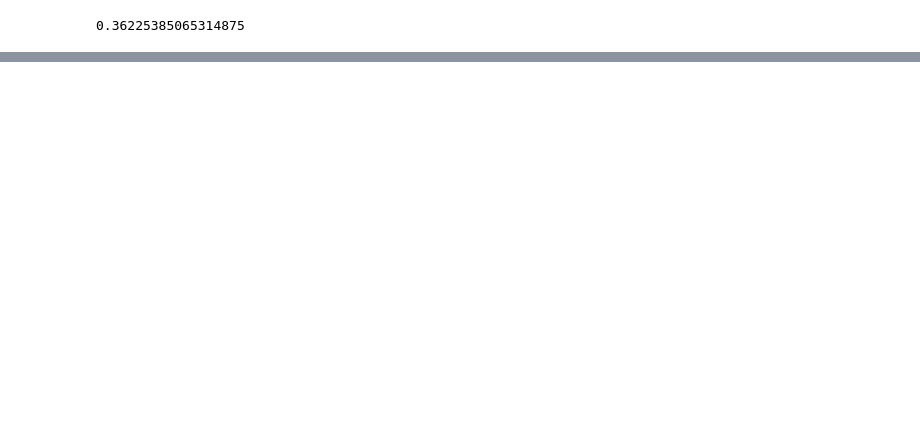
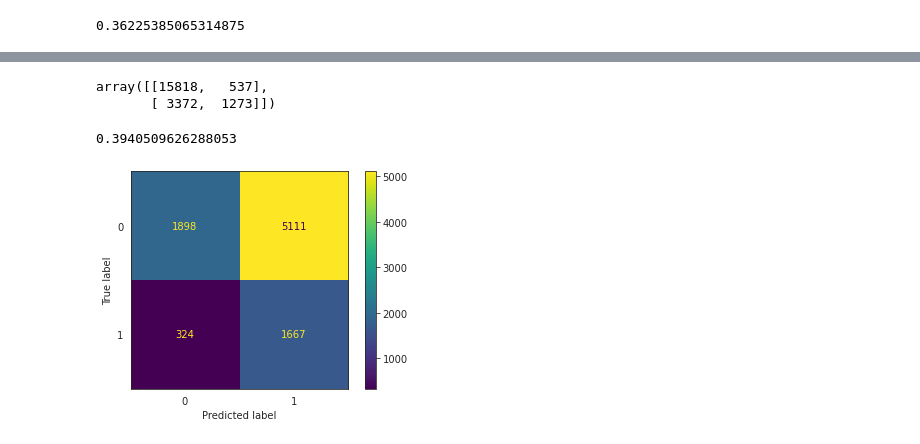
Before and after one commit to caiomts/default-credit-card-classification, a Jupyter notebook: eda.ipynb, the cells around one changed output, grey strips where cells are left out. Saved outputs shown, nothing was run; the diff lists cells and outputs as text; code cells hidden in the pictures; blank space fills up the shorter version.

```diff
--- a/eda.ipynb
+++ b/eda.ipynb
@@ -258,0 +333,4 @@ ExtraTreesClassifier --- {'n_estimators': 200, 'max_leaf_nodes': 15, 'max_featur
+# %%
+X_train['log_limit_bal'] = np.log1p(X_train['LIMIT_BAL'])
+# %%
+X_train.drop(labels=['LIMIT_BAL'], axis=1, inplace=True)
@@ -258,0 +456,6 @@ ExtraTreesClassifier --- {'n_estimators': 200, 'max_leaf_nodes': 15, 'max_featur
+# %%
+y_train_pred = cross_val_predict(voting_clf, X_train_scaled, np.ravel(y_train), cv=3)
+confusion_matrix(np.ravel(y_train), y_train_pred)
+# %% [output]
+array([[15818,   537],
+       [ 3372,  1273]])
@@ -258,0 +464,20 @@ ExtraTreesClassifier --- {'n_estimators': 200, 'max_leaf_nodes': 15, 'max_featur
+# %%
+y_score.mean()
+# %% [output]
+0.3940509626288053
+# %%
+from sklearn.metrics import confusion_matrix, ConfusionMatrixDisplay
+extt_clf = ExtraTreesClassifier(random_state=42, n_jobs=-1, max_features= None, max_leaf_nodes= 15, n_estimators= 300)
+extt_clf.fit(X_train, np.ravel(y_train))
+
+X_test = pd.read_parquet('data/x_test.parquet')
+y_test = pd.read_parquet('data/y_test.parquet')
+
+y_test_pred = extt_clf.predict(X_test)
+
+cm = confusion_matrix(np.ravel(y_test), y_test_pred)
+disp = ConfusionMatrixDisplay(confusion_matrix=cm)
+disp.plot()
+plt.savefig('./report/confusion.png', dpi=400)
+# %% [output]
+[figure, added]
```
Also changed, not shown: parts of 32 cells of this notebook, 7 other files.
